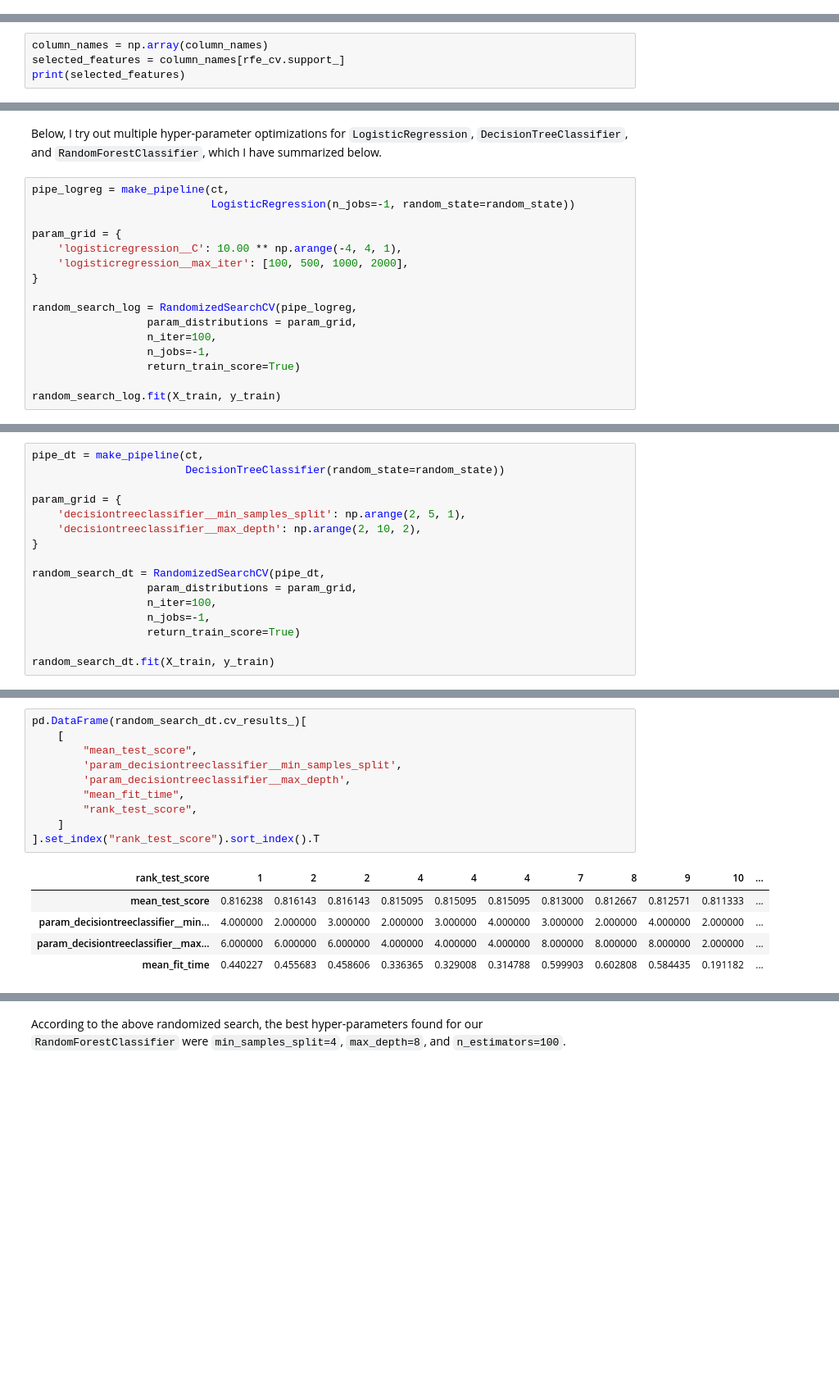
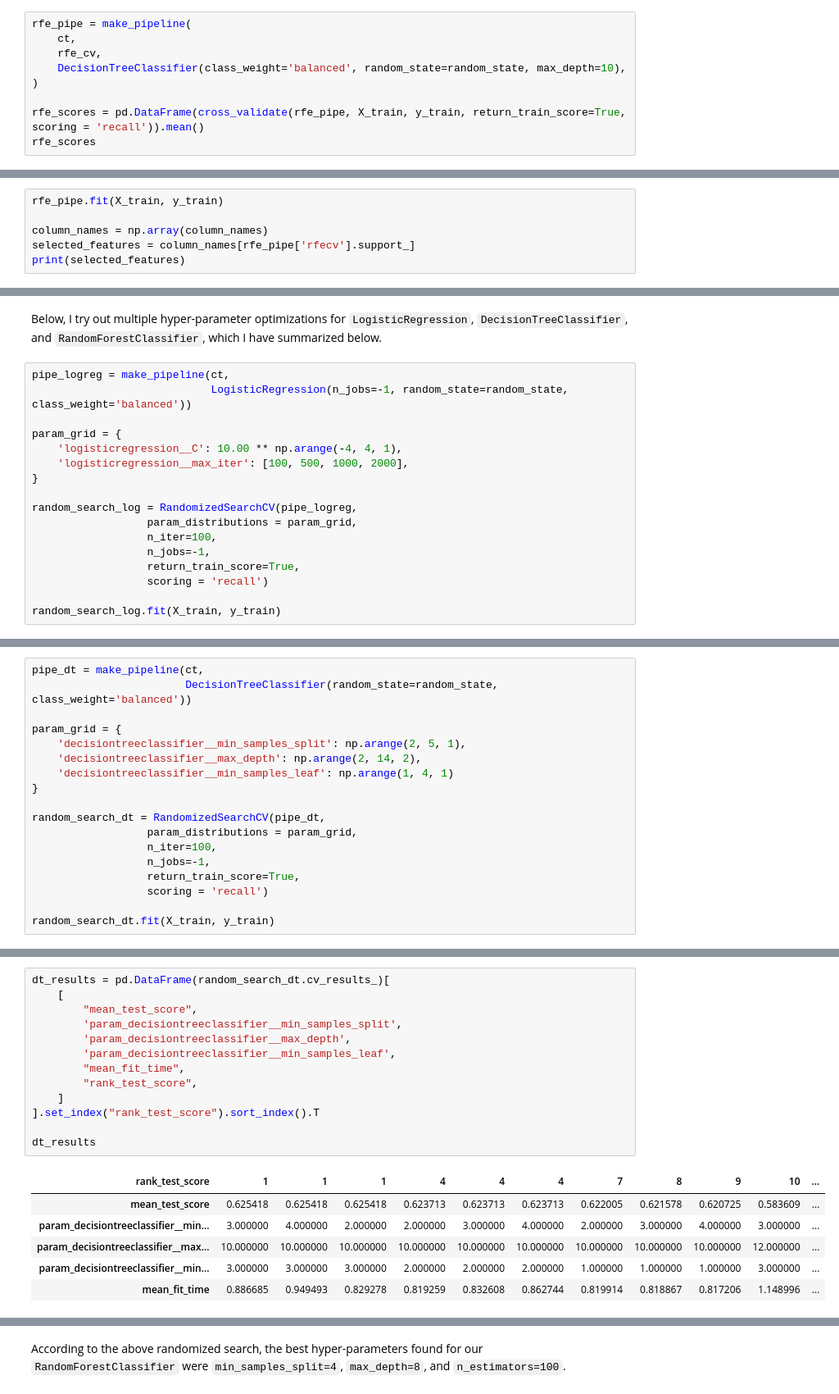
Before and after one commit to chloezandberg/cpsc330hw5, a Jupyter notebook: hw5.ipynb, the cells around one changed output, grey strips where cells are left out. Shown at 82% size. Cells and saved outputs as stored; diff of their text form; blank space fills up the shorter version.

Commit message:
finished q14, need to review one last time

```diff
--- a/hw5.ipynb
+++ b/hw5.ipynb
@@ -880,0 +851,9 @@ Please also refer to the documentation for alternative solver options:
+# %%
+rfe_pipe = make_pipeline(
+    ct,
+    rfe_cv,
+    DecisionTreeClassifier(class_weight='balanced', random_state=random_state, max_depth=10),
+)
+
+rfe_scores = pd.DataFrame(cross_validate(rfe_pipe, X_train, y_train, return_train_score=True, scoring = 'recall')).mean()
+rfe_scores
@@ -881,5 +883,7 @@ Please also refer to the documentation for alternative solver options:
 # %%
+rfe_pipe.fit(X_train, y_train)
+
 column_names = np.array(column_names)
-selected_features = column_names[rfe_cv.support_]
+selected_features = column_names[rfe_pipe['rfecv'].support_]
 print(selected_features)
 # %% [output]
@@ -933,7 +921,7 @@ _Points:_ 10
 Below, I try out multiple hyper-parameter optimizations for ``LogisticRegression``, ``DecisionTreeClassifier``, and ``RandomForestClassifier``, which I have summarized below.
 # %%
 pipe_logreg = make_pipeline(ct,
-                            LogisticRegression(n_jobs=-1, random_state=random_state))
+                            LogisticRegression(n_jobs=-1, random_state=random_state, class_weight='balanced'))
 
 param_grid = {
     'logisticregression__C': 10.00 ** np.arange(-4, 4, 1),
@@ -944,7 +932,8 @@ random_search_log = RandomizedSearchCV(pipe_logreg,
                   param_distributions = param_grid,
                   n_iter=100,
                   n_jobs=-1,
-                  return_train_score=True)
+                  return_train_score=True,
+                  scoring = 'recall')
 
 random_search_log.fit(X_train, y_train)
 # %% [output]
@@ -1004,17 +993,19 @@ It appears that the best hyper-parameters for logistic regression here are the d
 # %%
 pipe_dt = make_pipeline(ct,
-                        DecisionTreeClassifier(random_state=random_state))
+                        DecisionTreeClassifier(random_state=random_state, class_weight='balanced'))
 
 param_grid = {
     'decisiontreeclassifier__min_samples_split': np.arange(2, 5, 1),
-    'decisiontreeclassifier__max_depth': np.arange(2, 10, 2),
+    'decisiontreeclassifier__max_depth': np.arange(2, 14, 2),
+    'decisiontreeclassifier__min_samples_leaf': np.arange(1, 4, 1)
 }
 
 random_search_dt = RandomizedSearchCV(pipe_dt,
                   param_distributions = param_grid,
                   n_iter=100,
                   n_jobs=-1,
-                  return_train_score=True)
+                  return_train_score=True,
+                  scoring = 'recall')
 
 random_search_dt.fit(X_train, y_train)
 # %% [output]
@@ -1038,16 +1029,20 @@ RandomizedSearchCV(estimator=Pipeline(steps=[('columntransformer',
 # %%
-pd.DataFrame(random_search_dt.cv_results_)[
+dt_results = pd.DataFrame(random_search_dt.cv_results_)[
     [
         "mean_test_score",
         'param_decisiontreeclassifier__min_samples_split',
         'param_decisiontreeclassifier__max_depth',
+        'param_decisiontreeclassifier__min_samples_leaf',
         "mean_fit_time",
         "rank_test_score",
     ]
 ].set_index("rank_test_score").sort_index().T
+
+dt_results
 # %% [output]
-| rank_test_score | 1 | 2 | 2 | 4 | 4 | 4 | 7 | 8 | 9 | 10 | ... |
-| mean_test_score | 0.816238 | 0.816143 | 0.816143 | 0.815095 | 0.815095 | 0.815095 | 0.813000 | 0.812667 | 0.812571 | 0.811333 | ... |
-| param_decisiontreeclassifier__min... | 4.000000 | 2.000000 | 3.000000 | 2.000000 | 3.000000 | 4.000000 | 3.000000 | 2.000000 | 4.000000 | 2.000000 | ... |
-| param_decisiontreeclassifier__max... | 6.000000 | 6.000000 | 6.000000 | 4.000000 | 4.000000 | 4.000000 | 8.000000 | 8.000000 | 8.000000 | 2.000000 | ... |
-| mean_fit_time | 0.440227 | 0.455683 | 0.458606 | 0.336365 | 0.329008 | 0.314788 | 0.599903 | 0.602808 | 0.584435 | 0.191182 | ... |
+| rank_test_score | 1 | 1 | 1 | 4 | 4 | 4 | 7 | 8 | 9 | 10 | ... |
+| mean_test_score | 0.625418 | 0.625418 | 0.625418 | 0.623713 | 0.623713 | 0.623713 | 0.622005 | 0.621578 | 0.620725 | 0.583609 | ... |
+| param_decisiontreeclassifier__min... | 3.000000 | 4.000000 | 2.000000 | 2.000000 | 3.000000 | 4.000000 | 2.000000 | 3.000000 | 4.000000 | 3.000000 | ... |
+| param_decisiontreeclassifier__max... | 10.000000 | 10.000000 | 10.000000 | 10.000000 | 10.000000 | 10.000000 | 10.000000 | 10.000000 | 10.000000 | 12.000000 | ... |
+| param_decisiontreeclassifier__min... | 3.000000 | 3.000000 | 3.000000 | 2.000000 | 2.000000 | 2.000000 | 1.000000 | 1.000000 | 1.000000 | 3.000000 | ... |
+| mean_fit_time | 0.886685 | 0.949493 | 0.829278 | 0.819259 | 0.832608 | 0.862744 | 0.819914 | 0.818867 | 0.817206 | 1.148996 | ... |
```
Also changed, not shown: parts of 68 cells of this notebook.
